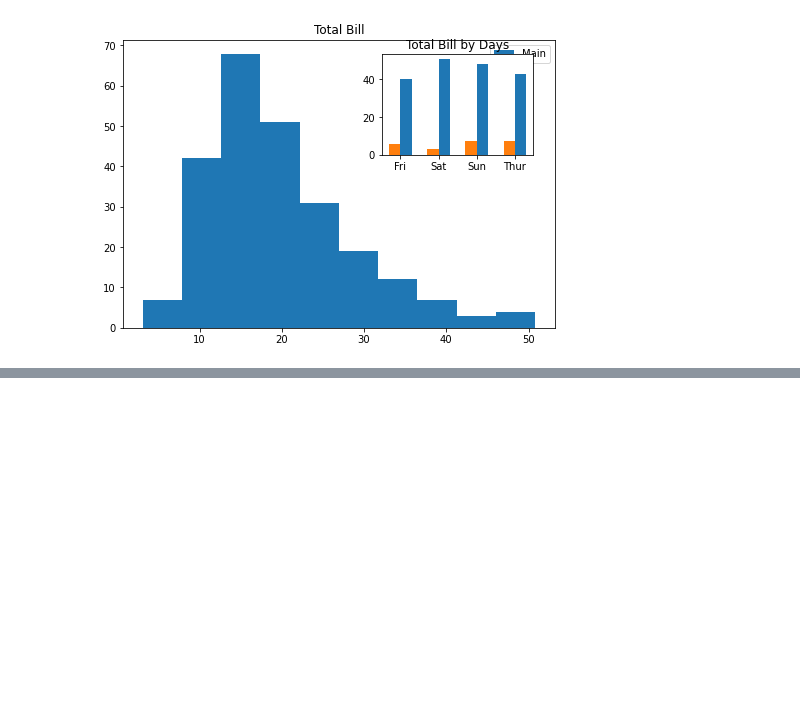
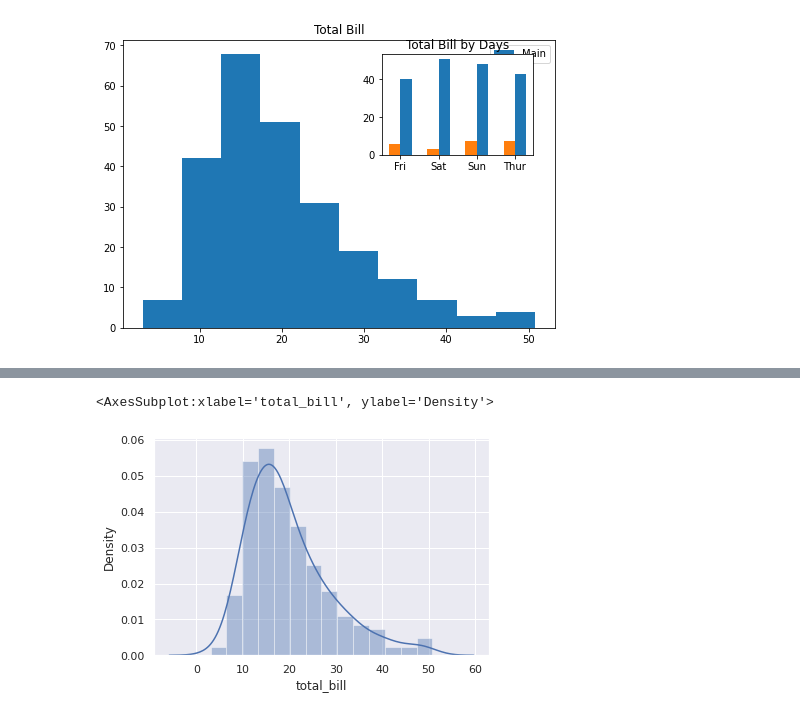
Before and after one commit to elynets/skillfactory, a Jupyter notebook: jupiterNotebooks/Unit2-2. Python 10. Visualization Method.ipynb, the cells around one changed output, grey strips where cells are left out. Cells and saved outputs as stored; diff of their text form; code cells hidden in the pictures; blank space fills up the shorter version.

```diff
--- a/jupiterNotebooks/Unit2-2. Python 10. Visualization Method.ipynb
+++ b/jupiterNotebooks/Unit2-2. Python 10. Visualization Method.ipynb
@@ -126,0 +152,12 @@ main_axes.legend(loc = 1)
+# %%
+import pandas as pd
+import matplotlib.pyplot as plt
+import seaborn as sns
+%matplotlib inline
+
+df = pd.read_csv('~/Git/skillfactory/Unit2/datasheet/tips.xls')
+sns.set()
+sns.distplot(df['total_bill'])
+# %% [output]
+<AxesSubplot:xlabel='total_bill', ylabel='Density'>
+[figure, added]
```
Also changed, not shown: parts of 12 cells of this notebook, 1 other file.
